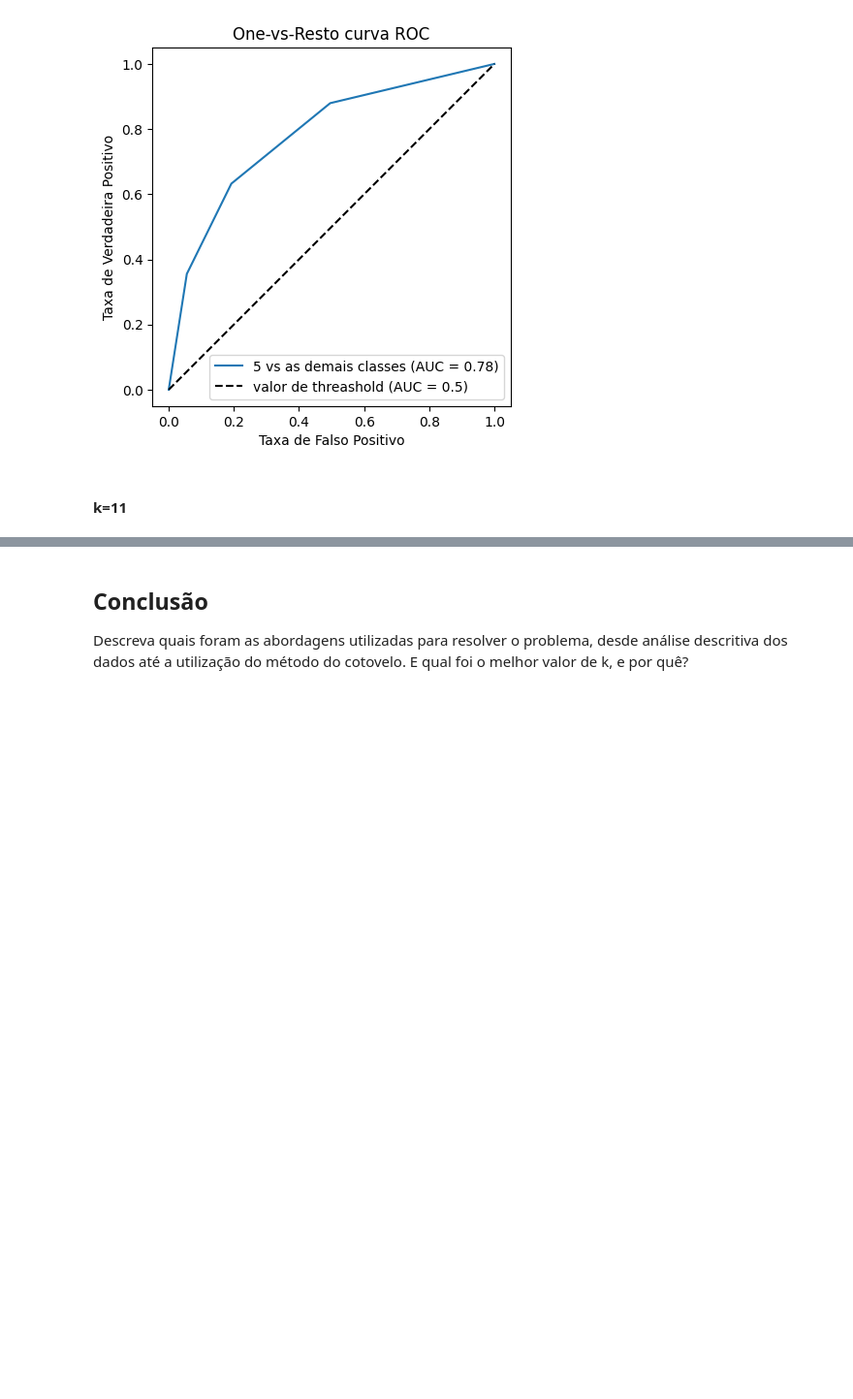
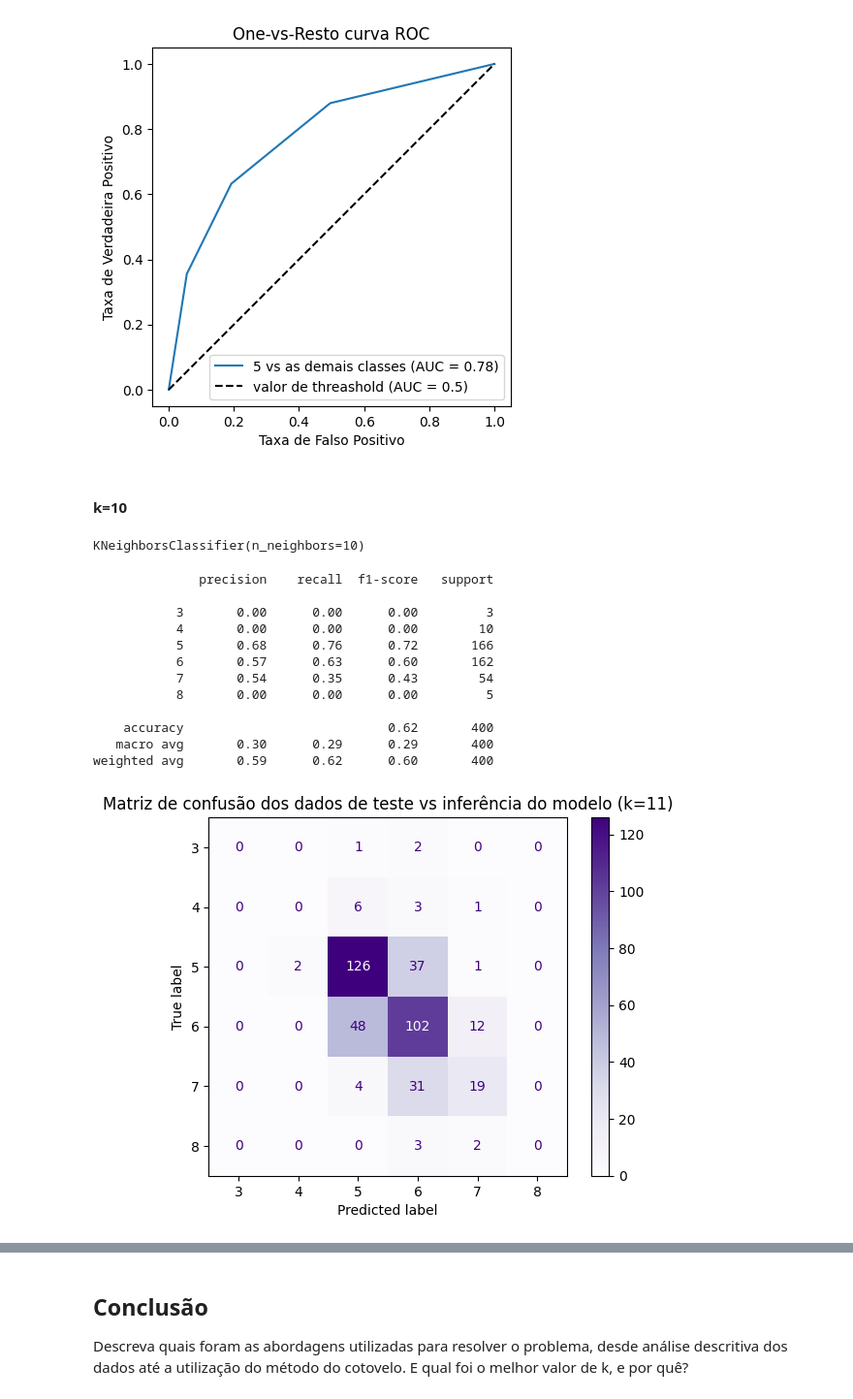
Before and after one commit to Lenoxel/modelos-preditivos-classicos, a Jupyter notebook: notebooks/atividade-03/atividade-03.ipynb, the cells around one changed output, grey strips where cells are left out. Shown at 97% size. Cells and saved outputs as stored; diff of their text form; code cells hidden in the pictures; blank space fills up the shorter version.

```diff
--- a/notebooks/atividade-03/atividade-03.ipynb
+++ b/notebooks/atividade-03/atividade-03.ipynb
@@ -510,4 +504,4 @@ plot_curva_ROC_one_vs_rest(y_test, y_scores_k3)
 # %% [output]
 [figure]
 # %% [markdown]
-#### k=11
+#### k=10
@@ -514 +510,30 @@ plot_curva_ROC_one_vs_rest(y_test, y_scores_k3)
+# %%
+knn_10.fit(X_train_scaled, y_train)
+# %% [output]
+KNeighborsClassifier(n_neighbors=10)
+# %%
+y_pred_10 = knn_10.predict(X_test_scaled)
+
+print(classification_report(y_test, y_pred_10, zero_division=0))
+
+cm_10 = confusion_matrix(y_test, y_pred_10, labels=labels)
+cmd_10 = ConfusionMatrixDisplay(confusion_matrix=cm_10, display_labels=labels)
+cmd_10.plot(cmap=plt.cm.Purples)
+
+plt.title("Matriz de confusão dos dados de teste vs inferência do modelo (k=10)")
+plt.show()
+# %% [output]
+              precision    recall  f1-score   support
+
+           3       0.00      0.00      0.00         3
+           4       0.00      0.00      0.00        10
+           5       0.68      0.76      0.72       166
+           6       0.57      0.63      0.60       162
+           7       0.54      0.35      0.43        54
+           8       0.00      0.00      0.00         5
+
+    accuracy                           0.62       400
+   macro avg       0.30      0.29      0.29       400
+weighted avg       0.59      0.62      0.60       400
+[figure, added]
 # %%
```
Also changed, not shown: parts of 14 cells of this notebook.
